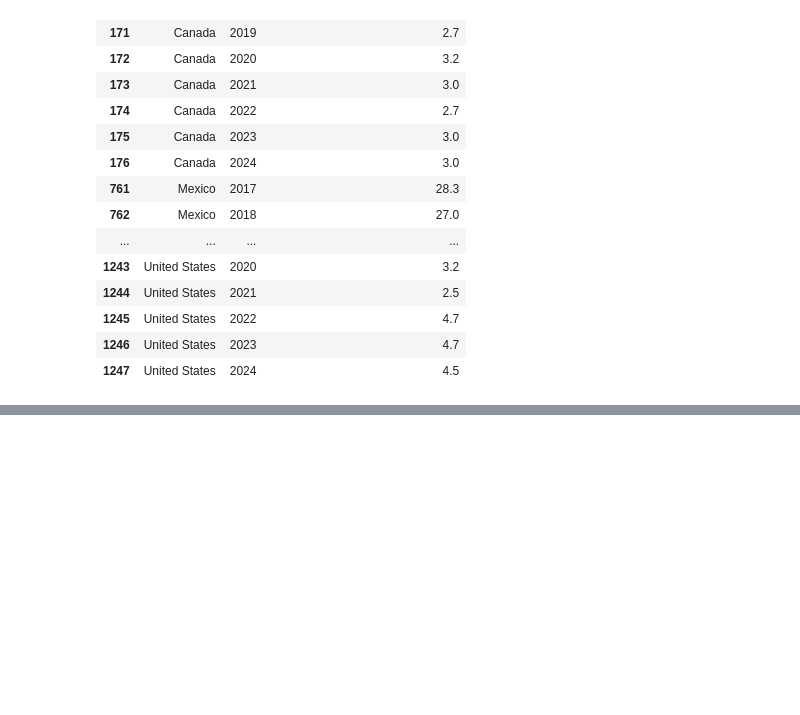
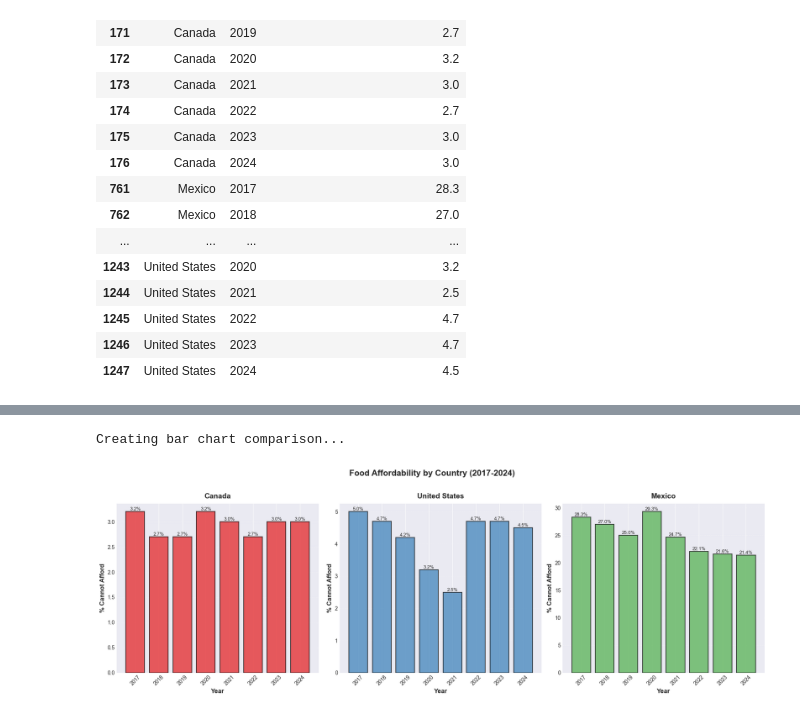
Before and after one commit to khfong26/Sta160-Group-Project, a Jupyter notebook: notebooks/our_World_data_cleaning.ipynb, the cells around one changed output, grey strips where cells are left out. Cells and saved outputs as stored; diff of their text form; code cells hidden in the pictures; blank space fills up the shorter version.

```diff
--- a/notebooks/our_World_data_cleaning.ipynb
+++ b/notebooks/our_World_data_cleaning.ipynb
@@ -684,0 +781,36 @@ dtype: int64
+# %%
+print("\nCreating bar chart comparison...")
+
+fig, axes = plt.subplots(1, 3, figsize=(18, 6))
+
+for idx, country in enumerate(['Canada', 'United States', 'Mexico']):
+    country_data = north_america_clean[north_america_clean['Country'] == country]
+
+    bars = axes[idx].bar(country_data['Year'],
+                         country_data['Cannot_Afford_Healthy_Diet_Pct'],
+                         alpha=0.7,
+                         color=colors[country],
+                         edgecolor='black',
+                         linewidth=1.5)
+
+    axes[idx].set_title(f'{country}', fontsize=14, fontweight='bold', pad=10)
+    axes[idx].set_xlabel('Year', fontsize=12, fontweight='bold')
+    axes[idx].set_ylabel('% Cannot Afford', fontsize=12, fontweight='bold')
+    axes[idx].grid(True, alpha=0.3, axis='y', linestyle='--')
+    axes[idx].set_xticks(country_data['Year'].unique())
+    axes[idx].tick_params(axis='x', rotation=45)
+
+    # Add value labels on bars
+    for bar in bars:
+        height = bar.get_height()
+        axes[idx].text(bar.get_x() + bar.get_width()/2., height,
+                      f'{height:.1f}%',
+                      ha='center', va='bottom', fontsize=9)
+
+plt.suptitle('Food Affordability by Country (2017-2024)',
+             fontsize=16, fontweight='bold', y=1.02)
+plt.tight_layout()
+plt.show()
+# %% [output]
+Creating bar chart comparison...
+[figure, added]
```
Also changed, not shown: parts of 3 cells of this notebook, 2 other files.
